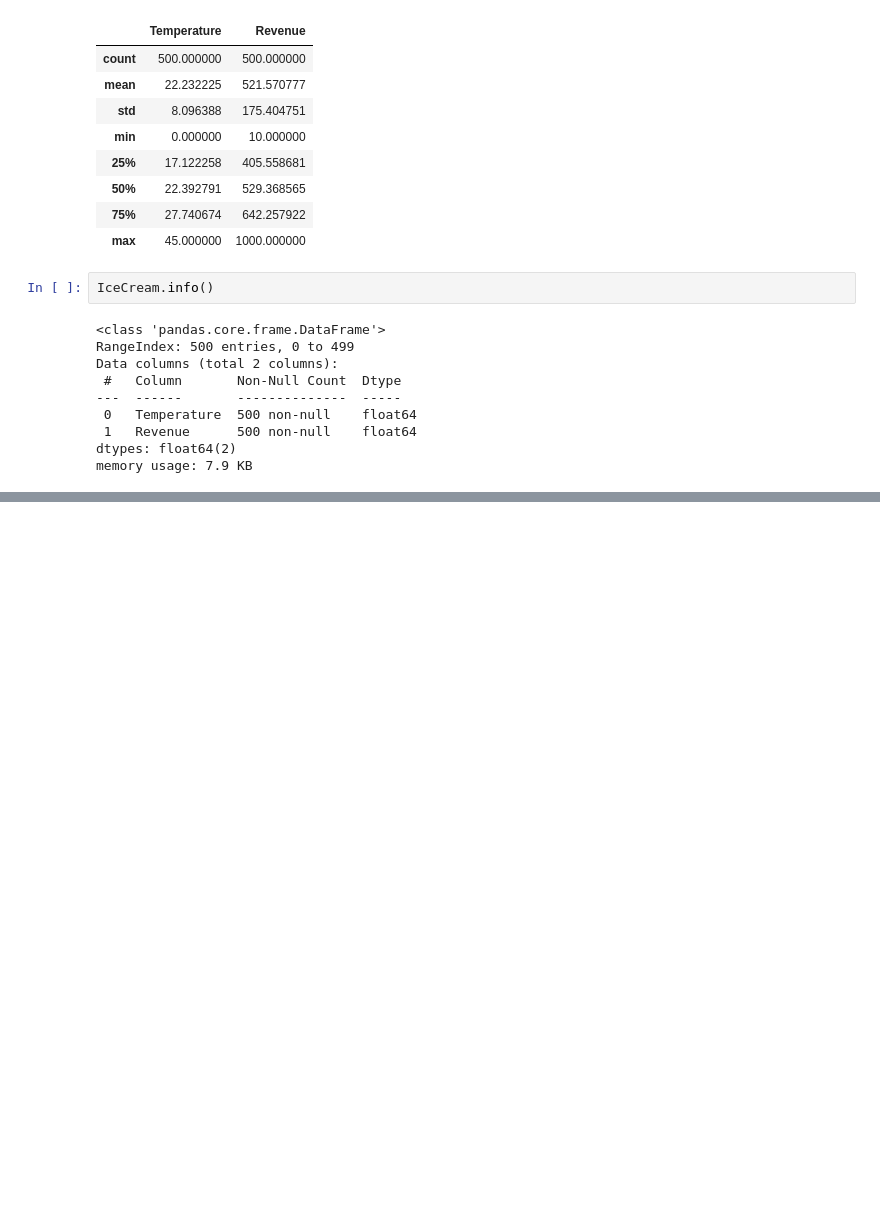
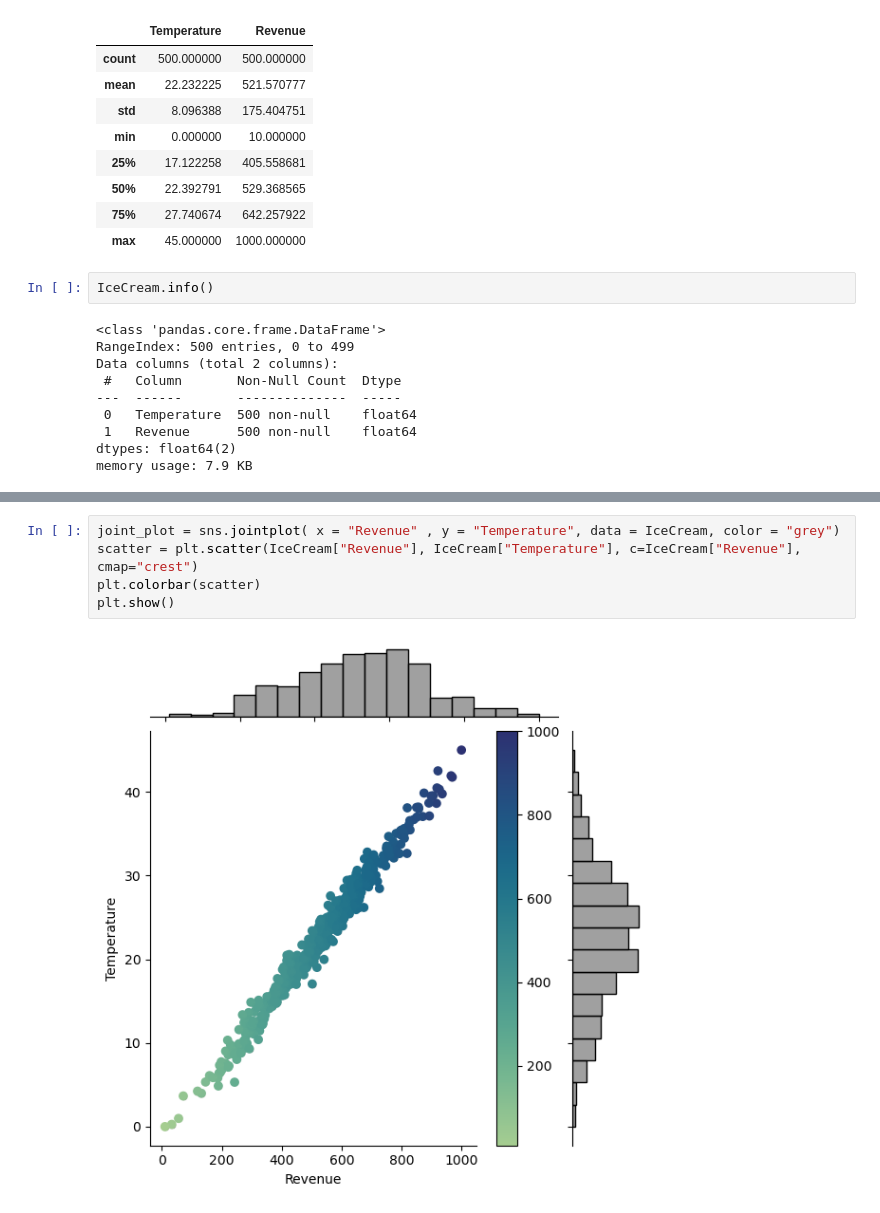
Before and after one commit to AlvaroBishop/IceCreamRevenuePrediction, a Jupyter notebook: IceCreamRevenuePrediction.ipynb, the cells around one changed output, grey strips where cells are left out. Cells and saved outputs as stored; diff of their text form; blank space fills up the shorter version.

```diff
--- a/IceCreamRevenuePrediction.ipynb
+++ b/IceCreamRevenuePrediction.ipynb
@@ -61,0 +72,7 @@ memory usage: 7.9 KB
+# %%
+joint_plot = sns.jointplot( x = "Revenue" , y = "Temperature", data = IceCream, color = "grey")
+scatter = plt.scatter(IceCream["Revenue"], IceCream["Temperature"], c=IceCream["Revenue"], cmap="crest")
+plt.colorbar(scatter)
+plt.show()
+# %% [output]
+[figure, added]
```
Also changed, not shown: parts of 22 cells of this notebook.
